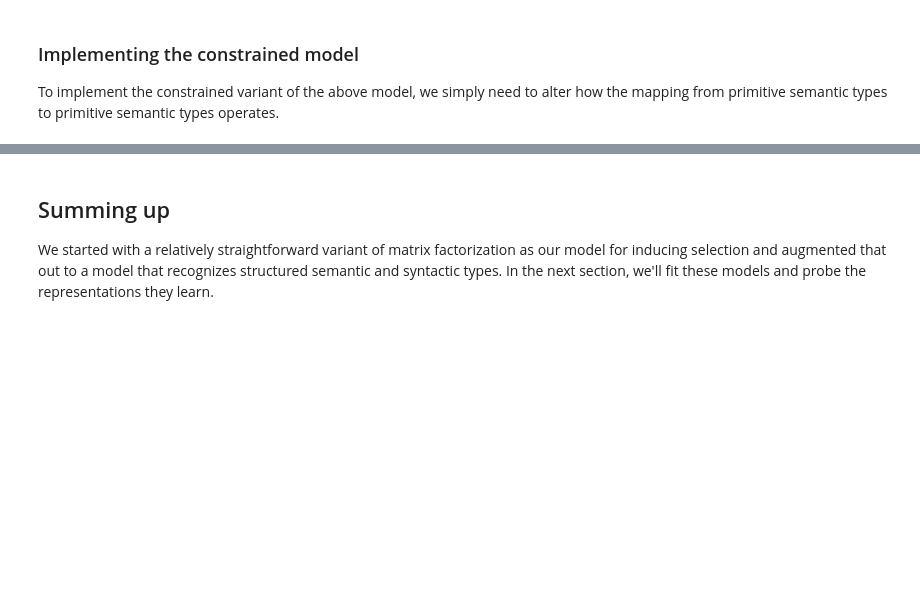
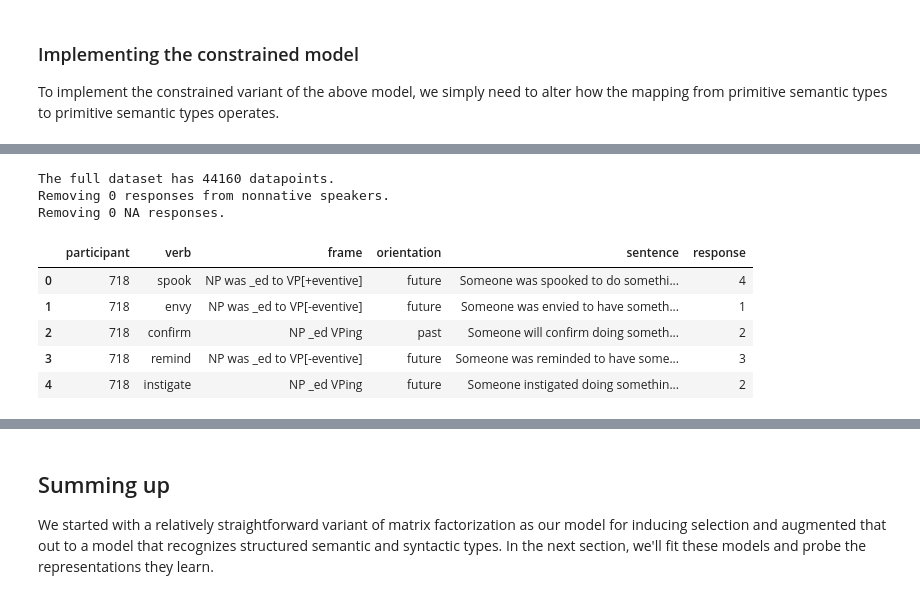
Before and after one commit to aaronstevenwhite/representation-learning-course, a Jupyter notebook: selection/model-definition.ipynb, the cells around one changed output, grey strips where cells are left out. Drawn from its saved outputs; the diff is of its cells as text; code cells hidden in the pictures; blank space fills up the shorter version.

```diff
--- a/selection/model-definition.ipynb
+++ b/selection/model-definition.ipynb
@@ -1184,0 +1120,8 @@ class ConstrainedStructuredSelectionModel(StructuredSelectionModel):
+# %%
+#| code-fold: true
+#| code-summary: Download the MegaOrientation data
+
+!wget http://megaattitude.io/projects/mega-orientation/mega-orientation-v1.1.zip -P data/
+!unzip data/mega-orientation-v1.1.zip -d data/
+
+data_dir = "./data/mega-orientation-v1.1/"
@@ -1184,0 +1145,14 @@ class ConstrainedStructuredSelectionModel(StructuredSelectionModel):
+# %%
+data_orientation = load_data(os.path.join(data_dir, "mega-orientation-v1.1.tsv"))
+
+data_orientation[["participant", "verb", "frame", "orientation", "sentence", "response"]].head()
+# %% [output]
+The full dataset has 44160 datapoints.
+Removing 0 responses from nonnative speakers.
+Removing 0 NA responses.
+|  | participant | verb | frame | orientation | sentence | response |
+| 0 | 718 | spook | NP was _ed to VP[+eventive] | future | Someone was spooked to do somethi... | 4 |
+| 1 | 718 | envy | NP was _ed to VP[-eventive] | future | Someone was envied to have someth... | 1 |
+| 2 | 718 | confirm | NP _ed VPing | past | Someone will confirm doing someth... | 2 |
+| 3 | 718 | remind | NP was _ed to VP[-eventive] | future | Someone was reminded to have some... | 3 |
+| 4 | 718 | instigate | NP _ed VPing | future | Someone instigated doing somethin... | 2 |
```
Also changed, not shown: parts of 28 cells of this notebook, 13 other files.
